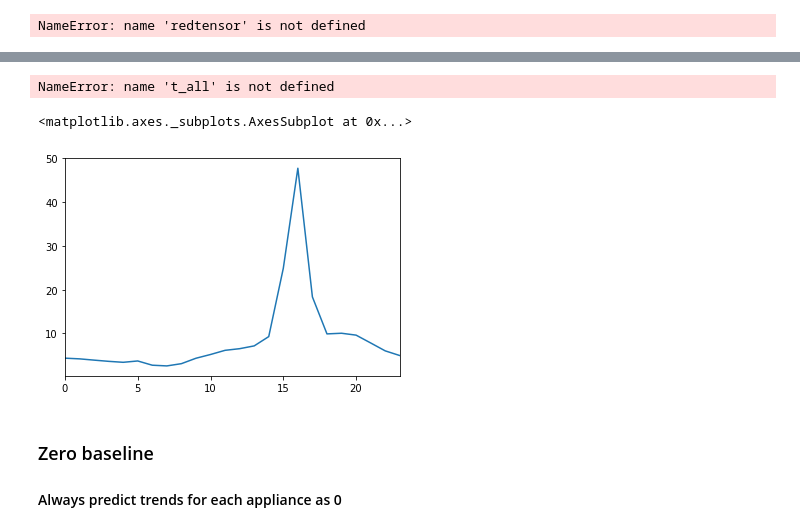
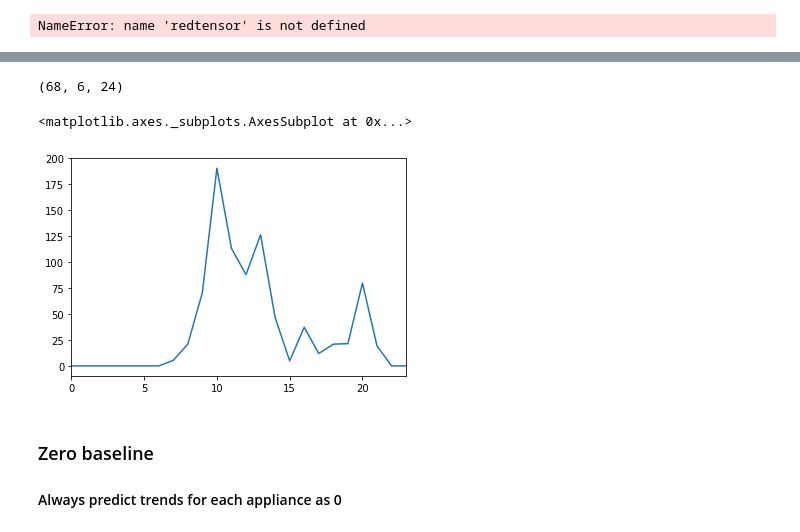
Before and after one commit to nipunbatra/freq-nilm, a Jupyter notebook: notebooks/create-dataset-5appliances.ipynb, the cells around one changed output, grey strips where cells are left out. Drawn from its saved outputs; the diff is of its cells as text; code cells hidden in the pictures.

```diff
--- a/notebooks/daily-trends-baseline-10-appliances.ipynb
+++ b/notebooks/create-dataset-5appliances.ipynb
@@ -97,3 +97,9 @@ np.isnan(energy).sum()
 len(pd.Series(tensor[:, 0, :, :].flatten()).dropna())/redtensor.shape
 # %% [output]
 NameError: name 'redtensor' is not defined
+# %%
+start, num_days = 160, 112
+appliances_index = [APPLIANCES_ORDER.index(appliance) for appliance in APPLIANCE_USE]
+tensor_copy = tensor[:, appliances_index, :, :].copy()
+all_indices = np.array(list(range(tensor_copy.shape[0])))
+t_subset = tensor_copy[:, :, start:start+num_days, :]
@@ -100,17 +110,32 @@ NameError: name 'redtensor' is not defined
+# %%
+for appliance in APPLIANCE_USE:
+    valid_homes = pd.DataFrame(t_subset[:, APPLIANCE_USE.index(appliance), :].reshape(tensor.shape[0], num_days*24)).dropna().index
+    all_indices = np.intersect1d(all_indices, valid_homes)
+print(len(all_indices))
+t_subset = t_subset[all_indices, :, :, :]
+
+# Create artificial aggregate
+t_subset[:, 0, :,:] = 0.0
+for i in range(1, len(APPLIANCE_USE)):
+    t_subset[:, 0, :,:] = t_subset[:, 0, :,:] + t_subset[:, i, :,:]
+# t_subset is of shape (#home, appliance, days*hours)
+return t_subset, all_indices
 # %%
-APPLIANCE_USE = ['aggregate', 'hvac','fridge','oven','dw']
-def create_subset_dataset(tensor, start=160, num_days=12):
-    t_subset = tensor[:, :, start:start+num_days, :]
-    all_indices = np.array(list(range(tensor.shape[0])))
+APPLIANCE_USE = ['aggregate','hvac','fridge', 'dr','dw','mw']
+def create_subset_dataset(tensor, start=160, num_days=112):
+    appliances_index = [APPLIANCES_ORDER.index(appliance) for appliance in APPLIANCE_USE]
+    tensor_copy = tensor[:, appliances_index, :, :].copy()
+    all_indices = np.array(list(range(tensor_copy.shape[0])))
+    t_subset = tensor_copy[:, :, start:start+num_days, :]
     for appliance in APPLIANCE_USE:
-        valid_homes = pd.DataFrame(t_subset[:, APPLIANCES_ORDER.index(appliance), :].reshape(tensor.shape[0], num_days*24)).dropna().index
+        valid_homes = pd.DataFrame(t_subset[:, APPLIANCE_USE.index(appliance), :].reshape(tensor.shape[0], num_days*24)).dropna().index
         all_indices = np.intersect1d(all_indices, valid_homes)
     print(len(all_indices))
-    t_subset = t_subset[all_indices, :, :, :].reshape(len(all_indices), len(APPLIANCE_USE), num_days, 24)
+    t_subset = t_subset[all_indices, :, :, :]
 
     # Create artificial aggregate
     t_subset[:, 0, :,:] = 0.0
-    for i in range(1, len(APPLIANCES_USE)):
+    for i in range(1, len(APPLIANCE_USE)):
         t_subset[:, 0, :,:] = t_subset[:, 0, :,:] + t_subset[:, i, :,:]
     # t_subset is of shape (#home, appliance, days*hours)
     return t_subset, all_indices
@@ -127,12 +161,12 @@ ValueError: cannot reshape array of size 2880 into shape (1,9,12,24)
 daily_trend = t_all.mean(axis=2)
 daily_trend.shape
 # %% [output]
-NameError: name 't_all' is not defined
+(68, 6, 24)
 # %%
-pd.Series(daily_trend[1,6, :]).plot()
+pd.Series(daily_trend[2,3, :]).plot()
 # %% [output]
 <matplotlib.axes._subplots.AxesSubplot at 0x...>
-[figure, old version]
+[figure, new version]
 # %%
 train_data = daily_trend[:30,:,:]
 test_data = daily_trend[30:,:,:]
```
Also changed, not shown: parts of 5 cells of this notebook, 9 other files.
